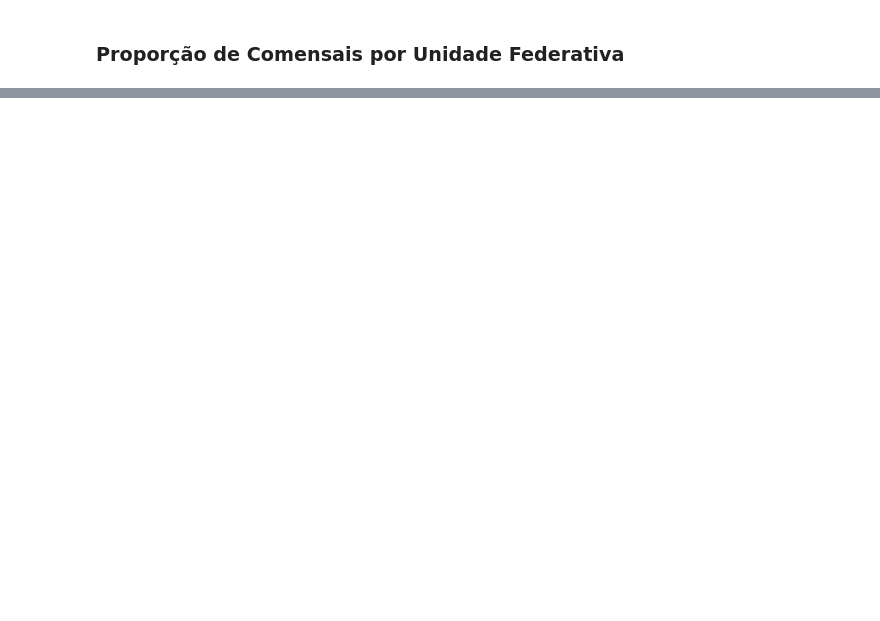
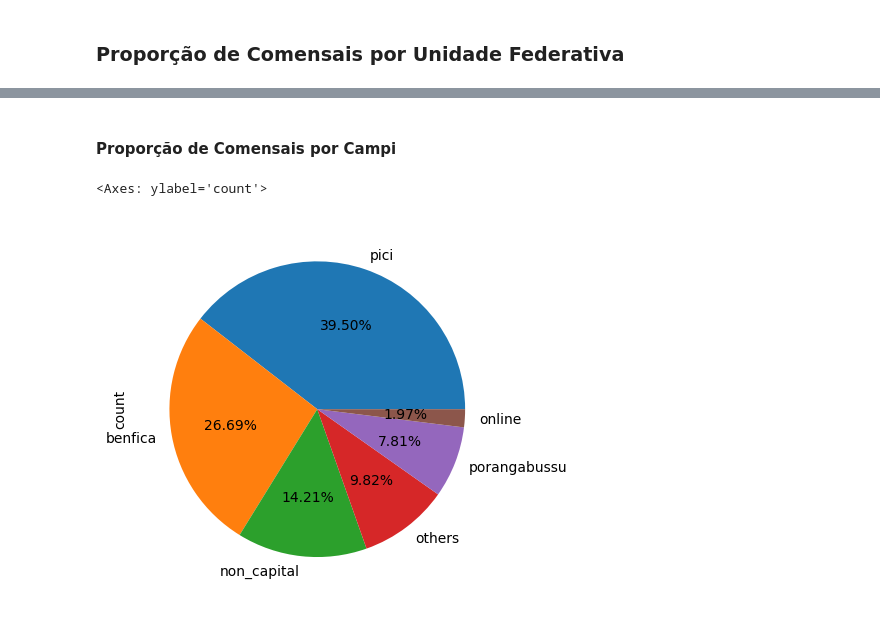
Before and after one commit to Yuri3358/comensais-ru-ufc, a Jupyter notebook: main.ipynb, the cells around one changed output, grey strips where cells are left out. Cells and saved outputs as stored; diff of their text form; code cells hidden in the pictures; blank space fills up the shorter version.

Commit message:
feat: students per campus pie chart

```diff
--- a/main.ipynb
+++ b/main.ipynb
@@ -65,0 +108,19 @@ plt.show()
+# %% [markdown]
+#### Proporção de Comensais por Campi
+# %%
+pici_units = ["CCA", "CT", "CC", "IEFES", "ICA"]
+benfica_units = ["FACED", "FACDIR", "IAUD", "CH", "FEAAC"]
+porangabussu_units = ["FFOE", "FACMED"]
+non_capital_units = ["CITAPAJE", "CCRATEUS", "CAMPRUSSAS", "DIRQUIXADA"]
+virtual_units = ["IUVI"]
+campi = ["pici", "benfica", "itapaje", "crateus", "russas", "porangabussu"]
+students_unit = students_users["unidade"]
+
+students_users["campus"] = np.select([students_unit.isin(pici_units), students_unit.isin(benfica_units), students_unit.isin(porangabussu_units), students_unit.isin(non_capital_units), students_unit.isin(virtual_units)], ["pici", "benfica", "porangabussu", "non_capital", "online"], default="others")
+
+campi_amount = students_users["campus"].value_counts().plot(kind="pie", title="Distribuição dos Estudantes por Unidade", autopct="%.2f%%")
+
+campi_amount
+# %% [output]
+<Axes: ylabel='count'>
+[figure, added]
```
Also changed, not shown: parts of 7 cells of this notebook.
